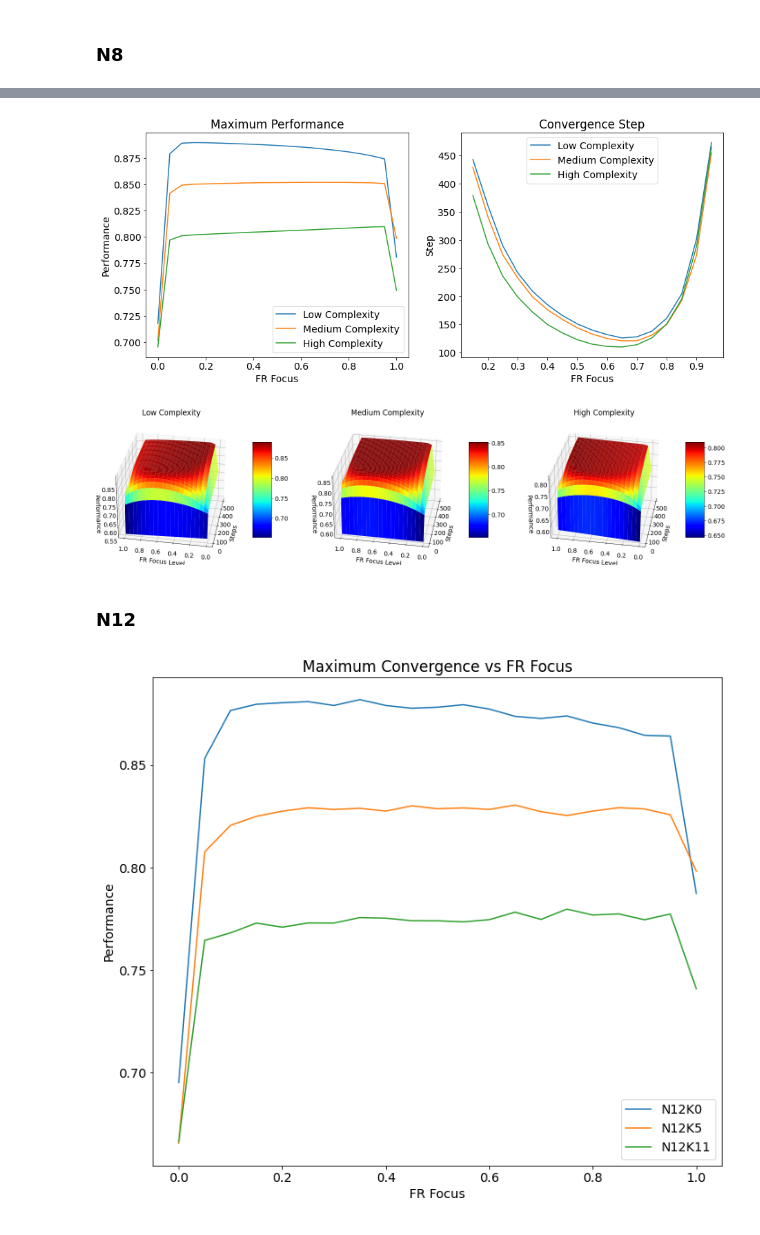
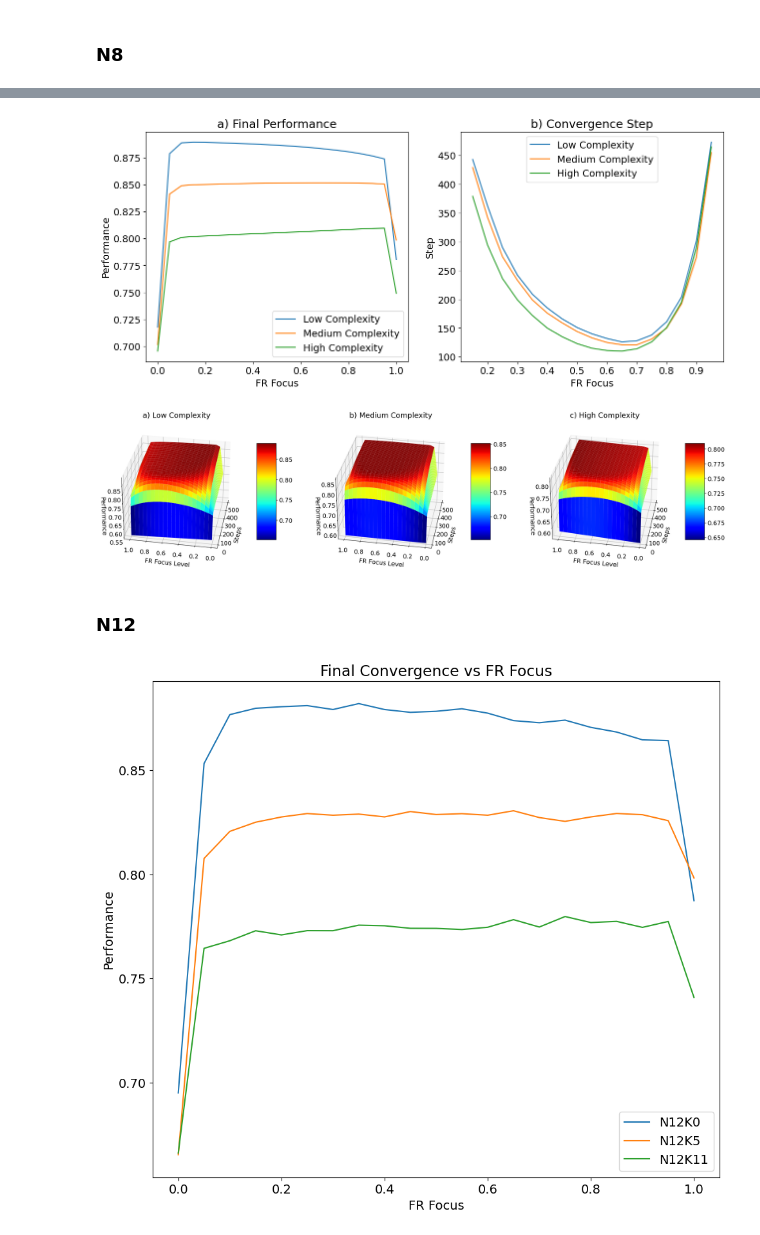
Before and after one commit to OoiJunHao/CP4101_NFR_FR_Prioritisation, a Jupyter notebook: visualisations/fr_nfr_prioritisation_visualisation.ipynb, the cells around one changed output, grey strips where cells are left out. Cells and saved outputs as stored; diff of their text form; code cells hidden in the pictures.

```diff
--- a/visualisations/fr_nfr_prioritisation_visualisation.ipynb
+++ b/visualisations/fr_nfr_prioritisation_visualisation.ipynb
@@ -194,7 +194,7 @@ plt.plot(labels, max_perfomance_together_n8k7, label=f"High Complexity")
 plt.legend()
 plt.ylabel("Performance")
 plt.xlabel("FR Focus")
-plt.title("Maximum Performance")
+plt.title("a) Final Performance")
 
 plt.subplot(1, 2, 2)
 labels = [i/100 for i in range(15, 100, 5)]
@@ -204,11 +204,11 @@ plt.plot(labels, convergence_step_n8k7, label=f"High Complexity")
 plt.legend()
 plt.ylabel("Step")
 plt.xlabel("FR Focus")
-plt.title("Convergence Step")
+plt.title("b) Convergence Step")
 
 plt.show()
 # %% [output]
-[figure, old version]
+[figure, new version]
 # %%
 font = {'size': 14}
 matplotlib.rc('font', **font)
@@ -240,7 +240,7 @@ surf = ax.plot_surface(X, Y, Z, cmap='jet', edgecolor='none')
 ax.set_xlabel('Steps', labelpad = 8)
 ax.set_ylabel('FR Focus Level', labelpad = 8)
 ax.set_zlabel('Performance', labelpad = 8)
-ax.set_title('Low Complexity')
+ax.set_title('a) Low Complexity')
 # Add color bar
 fig.colorbar(surf, shrink=0.4, aspect=5)
 # Set the view angle
@@ -269,7 +269,7 @@ surf = ax.plot_surface(X, Y, Z, cmap='jet', edgecolor='none')
 ax.set_xlabel('Steps', labelpad=8)
 ax.set_ylabel('FR Focus Level', labelpad=8)
 ax.set_zlabel('Performance', labelpad=8)
-ax.set_title('Medium Complexity')
+ax.set_title('b) Medium Complexity')
 # Add color bar
 fig.colorbar(surf, shrink=0.4, aspect=5)
 # Set the view angle
@@ -279,35 +279,35 @@ ax.view_init(elev=30, azim=190)
 ax = fig.add_subplot(133, projection='3d')
 # Define the x-coordinates
 x = range(search_iteration)
 # Define the y-coordinates and z-coordinates for each line
 zs = []
 ys = []
 for name, vals in n8k7_results.items():
     zs.append(vals)
     ys.append([int(re.findall('[0-9]+', name)[0])/100]*len(x))
 # Convert lists to arrays for plotting
 ys = np.array(ys)
 zs = np.array(zs)
 # Create meshgrid of x, y, and z coordinates
 X, Y = np.meshgrid(x, [int(re.findall('[0-9]+', i)[0])/100 for i in n8k7_results.keys()])
 Z = zs
 # Create surface plot
 surf = ax.plot_surface(X, Y, Z, cmap='jet', edgecolor='none')
 
 # Set labels and title
 ax.set_xlabel('Steps', labelpad=8)
 ax.set_ylabel('FR Focus Level', labelpad=8)
 ax.set_zlabel('Performance', labelpad=8)
-ax.set_title('High Complexity')
+ax.set_title('c) High Complexity')
 # Add color bar
 fig.colorbar(surf, shrink=0.4, aspect=5)
 # Set the view angle
 ax.view_init(elev=30, azim=190)
 
 # Show the plot
 plt.show()
 # %% [output]
-[figure, old version]
+[figure, new version]
 # %% [markdown]
 ### N12
 # %%
@@ -337,10 +337,10 @@ plt.plot(labels, max_perfomance_together_n12k11, label=f"N12K11")
 plt.legend()
 plt.ylabel("Performance")
 plt.xlabel("FR Focus")
-plt.title("Maximum Convergence vs FR Focus")
+plt.title("Final Convergence vs FR Focus")
 plt.show()
 # %% [output]
-[figure, old version]
+[figure, new version]
 # %%
 ## Check time of convergence
 
```
Also changed, not shown: parts of 5 cells of this notebook, 17 other files.
